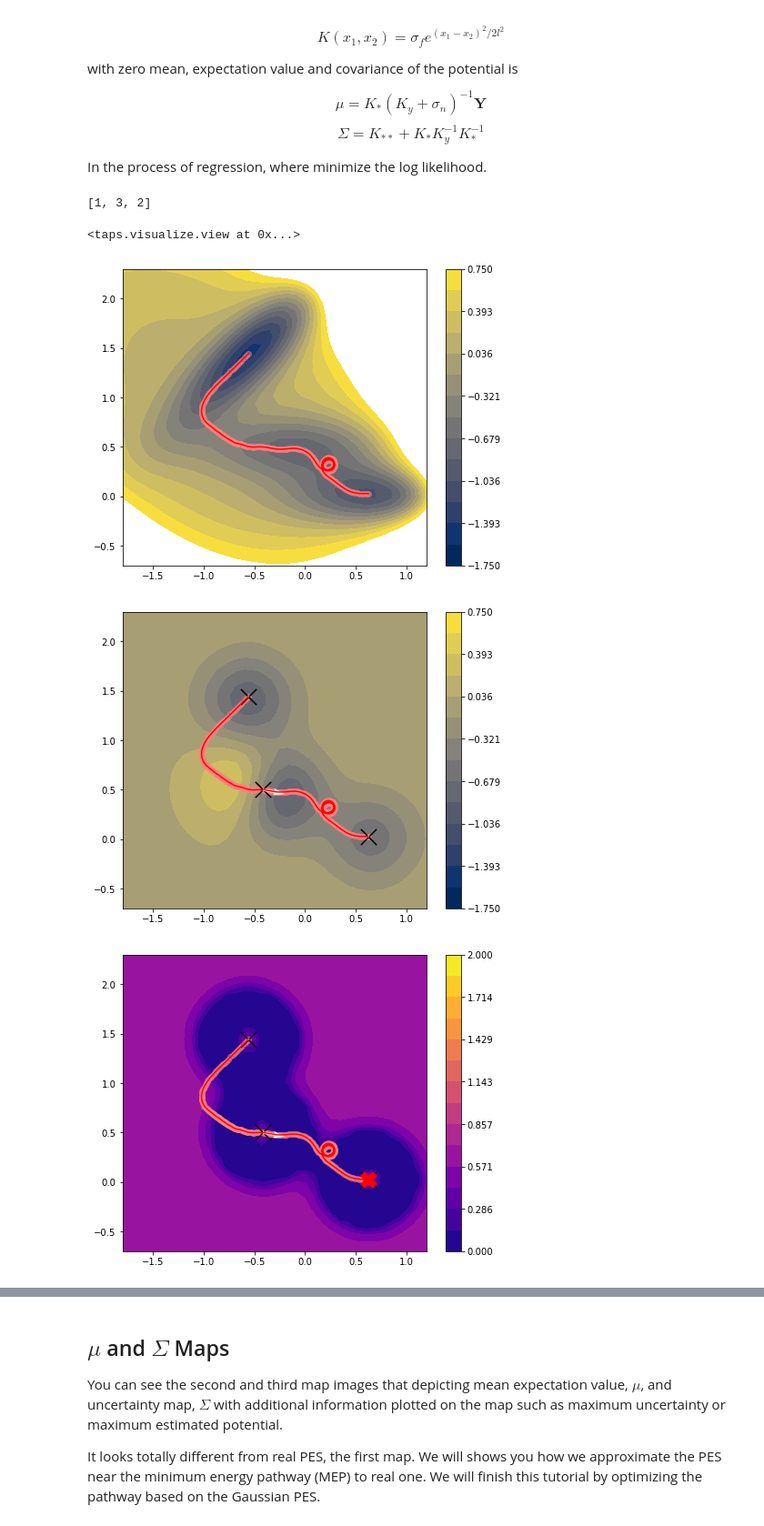
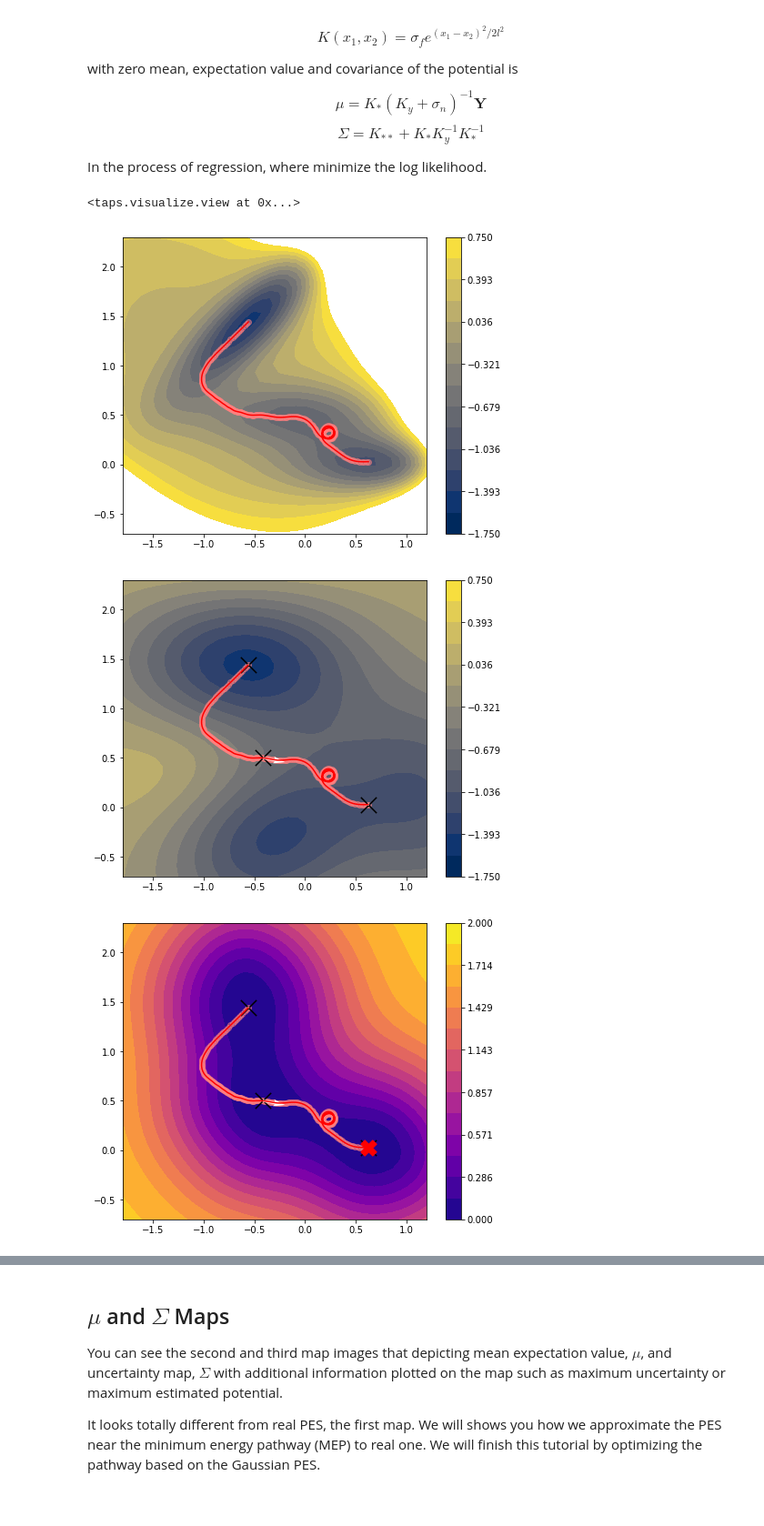
Before and after one commit to schinavro/taps, a Jupyter notebook: notebooks/MullerBrown_II.ipynb, the cells around one changed output, grey strips where cells are left out. Shown: that part at 91% size. Cells and saved outputs as stored; diff of their text form; code cells hidden in the pictures.

```diff
--- a/notebooks/MullerBrown_II.ipynb
+++ b/notebooks/MullerBrown_II.ipynb
@@ -165,23 +165,30 @@ $$\mu = K_* (K_y+\sigma_n)^{-1} \mathbf{Y} $$
 $$\Sigma = K_{**} + K_* K_y^{-1} K_*^{-1}$$
 
 In the process of regression, where minimize the log likelihood.
-# %%
-from taps.models import Gaussian
-
-paths.imgdb = imgdb
-
-model = Gaussian(real_model=model)
-paths.model = model
-
-paths.add_image_data(index=[0, paths.coords.N // 2, -1])
-# %% [output]
-[1, 3, 2]
+# %%
+from taps.models import Gaussian
+
+paths.imgdb = imgdb
+
+model = Gaussian(real_model=MullerBrown())
+paths.model = model
+
+paths.add_image_data(index=[0, paths.coords.N // 2, -1])
+
+from scipy.optimize import minimize, Bounds
+from taps.models.gaussian import Likelihood
+loss_fn = Likelihood(kernel=model.kernel, mean=model.mean,
+                     database=imgdb, kernel_prj=model.prj)
+x0 = model.kernel.get_hyperparameters()
+res = minimize(loss_fn, x0, method='L-BFGS-B', bounds=Bounds([1e-5, 1e-4, 0., 0.], [np.inf, 1e2, 1e-4, 1e-6]))
+
+model.set_lambda(imgdb, hyperparameters=res.x)
 # %%
-paths.model.kernel.hyperparameters['sigma_f'] = 0.5
-paths.model.kernel.hyperparameters['l^2'] = 0.1
+#paths.model.kernel.hyperparameters['sigma_f'] = 0.5
+#paths.model.kernel.hyperparameters['l^2'] = 0.1
 view(paths, viewer="MullerBrown", gaussian=True)
 # %% [output]
 <taps.visualize.view at 0x...>
 [figure]
-[figure, old version]
+[figure, new version]
-[figure, old version]
+[figure, new version]
```
Also changed, not shown: parts of 4 cells of this notebook, 20 other files.
